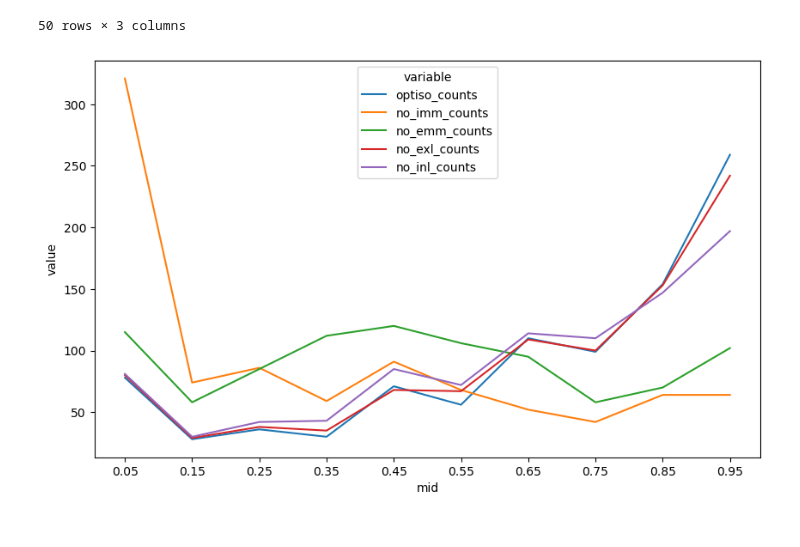
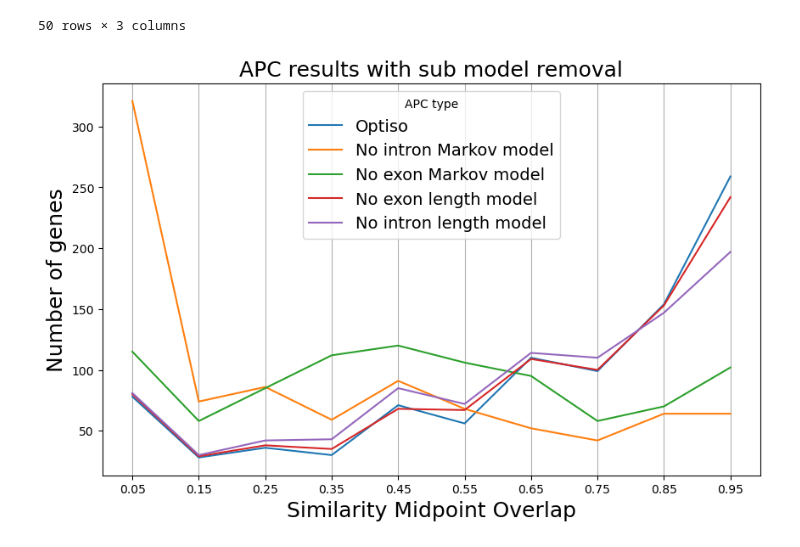
Before and after one commit to KorfLab/isoforms, a Jupyter notebook: APCanalysis/apc_paper.ipynb, the cells around one changed output. Drawn from its saved outputs; the diff is of its cells as text; code cells hidden in the pictures.

```diff
--- a/APCanalysis/apc_paper.ipynb
+++ b/APCanalysis/apc_paper.ipynb
@@ -672,25 +675,25 @@ plt.savefig('gen_ilen.svg', format='svg')
 [figure]
 # %%
 # 0 weight testing
-opt_no_emm = pd.read_csv('opt_no_emm.isodif.ranked')
+opt_no_emm = pd.read_csv('weight_testing/opt_no_emm.isodif.ranked')
 no_emm_dist = (
     opt_no_emm[['gene_id', 'dist']]
     .rename(columns={'dist': 'no_emm'})
             )
 
-opt_no_imm = pd.read_csv('opt_no_imm.isodif.ranked')
+opt_no_imm = pd.read_csv('weight_testing/opt_no_imm.isodif.ranked')
 no_imm_dist = (
     opt_no_imm[['gene_id', 'dist']]
     .rename(columns={'dist': 'no_imm'})
             )
 
-opt_no_exl = pd.read_csv('opt_no_exl.isodif.ranked')
+opt_no_exl = pd.read_csv('weight_testing/opt_no_exl.isodif.ranked')
 no_exl_dist = (
     opt_no_exl[['gene_id', 'dist']]
     .rename(columns={'dist': 'no_exl'})
             )
 
-opt_no_inl = pd.read_csv('opt_no_inl.isodif.ranked')
+opt_no_inl = pd.read_csv('weight_testing/opt_no_inl.isodif.ranked')
 no_inl_dist = (
     opt_no_inl[['gene_id', 'dist']]
     .rename(columns={'dist': 'no_inl'})
@@ -777,7 +778,21 @@ w0_counts_melt
 # %%
 fig, ax = plt.subplots(figsize=(10, 6))
 sns.lineplot(x='mid', y='value', hue='variable', data=w0_counts_melt)
 ax.set_xticks(optiso_dfreq_df['mid'])
+ax.xaxis.grid(True)
+ax.set_title('APC results with sub model removal', fontsize=18)
+ax.set_xlabel('Similarity Midpoint Overlap', fontsize=18)
+ax.set_ylabel('Number of genes', fontsize=18)
+
+handles, labels = ax.get_legend_handles_labels()
+ax.legend(handles=handles,
+        labels=['Optiso', 'No intron Markov model',
+                'No exon Markov model', 'No exon length model',
+                'No intron length model'],
+        title='APC type',
+        fontsize=14
+    )
+
 plt.savefig('apc_figures/no_mm_no_len.png', format='png')
 # %% [output]
-[figure, old version]
+[figure, new version]
```
Also changed, not shown: parts of 16 cells of this notebook, 1 other file.
